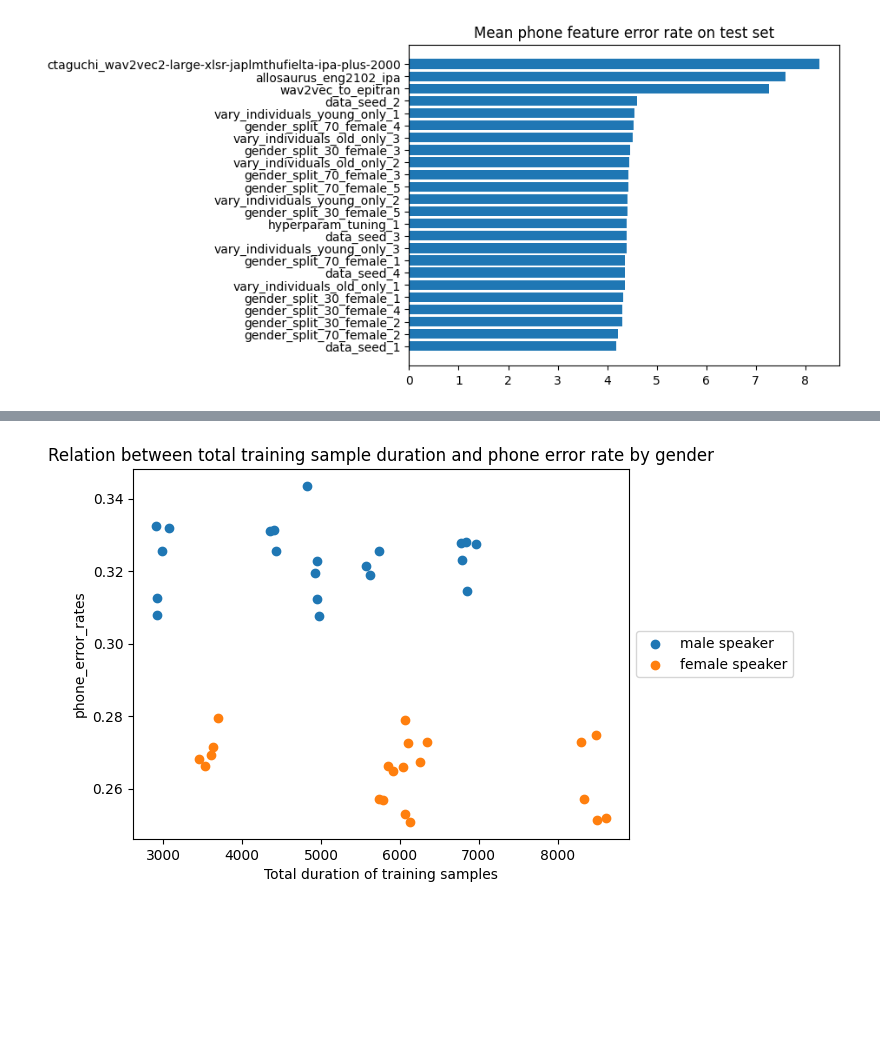
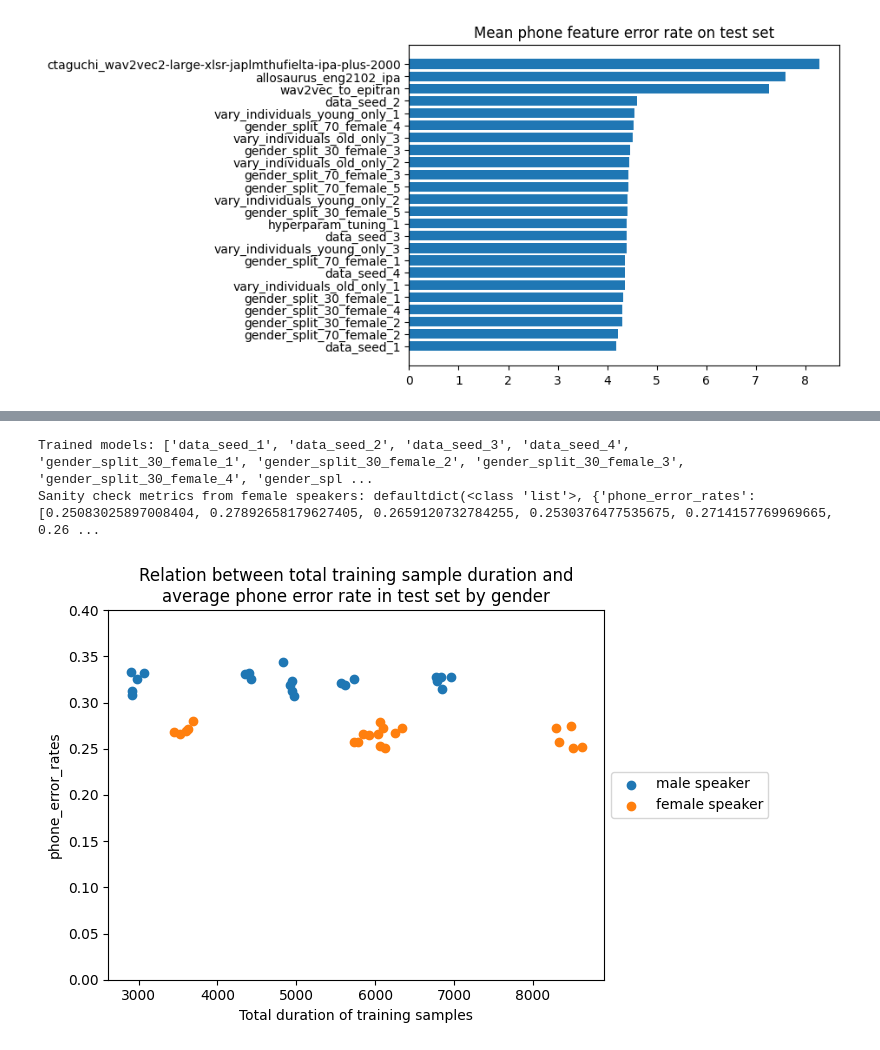
Before and after one commit to ginic/multipa, a Jupyter notebook: notebooks/initial_evaluation_analysis.ipynb, the cells around one changed output, grey strips where cells are left out. Drawn from its saved outputs; the diff is of its cells as text; code cells hidden in the pictures; blank space fills up the shorter version.

Commit message:
Finished visuals for gender break down

```diff
--- a/notebooks/initial_evaluation_analysis.ipynb
+++ b/notebooks/initial_evaluation_analysis.ipynb
@@ -185,7 +186,7 @@ male_speaker_duration = []
 for i, model in enumerate(models):
     model_folder = TRAINED_MODEL_PATH / model
     if model_folder.is_dir():
-        trained_models.append(trained_models)
+        trained_models.append(model_folder.name)
         for metric in ["phone_error_rates", "phone_feature_error_rates", "feature_error_rates"]:
             male_metrics_trained_models[metric].append(male_metrics[metric][i])
             female_metrics_trained_models[metric].append(female_metrics[metric][i])
@@ -194,20 +195,30 @@ for i, model in enumerate(models):
             model_eval_dict = json.load(model_eval)
             female_speaker_duration.append(model_eval_dict["train_duration_female_examples"])
             male_speaker_duration.append(model_eval_dict["train_duration_male_examples"])
+
+print("Trained models:", trained_models)
+print("Sanity check metrics from female speakers:", female_metrics_trained_models)
+# %% [output]
+Trained models: ['data_seed_1', 'data_seed_2', 'data_seed_3', 'data_seed_4', 'gender_split_30_female_1', 'gender_split_30_female_2', 'gender_split_30_female_3', 'gender_split_30_female_4', 'gender_spl ...
+Sanity check metrics from female speakers: defaultdict(<class 'list'>, {'phone_error_rates': [0.25083025897008404, 0.27892658179627405, 0.2659120732784255, 0.2530376477535675, 0.2714157769969665, 0.26 ...
 # %%
 def scatter_plot_gender_duration_metric(male_metrics, female_metrics, male_duration, female_duration, title, metric):
     fig, ax = plt.subplots()
     for x, y, color, label in [(male_duration, male_metrics[metric],'tab:blue', "male speaker"),
                                 (female_duration, female_metrics[metric], 'tab:orange', "female speaker")]:
         ax.scatter(x, y, c=color, label=label)
+    if metric=="phone_error_rates":
+        plt.ylim([0,0.4])
+    elif metric=="phone_feature_error_rates":
+        plt.ylim([0, 6.5])
     plt.ylabel(metric)
     plt.xlabel("Total duration of training samples")
     plt.title(title)
     plt.legend(loc='center left', bbox_to_anchor=(1, 0.5))
 # %%
 scatter_plot_gender_duration_metric(male_metrics_trained_models, female_metrics_trained_models, male_speaker_duration, female_speaker_duration,
-    "Relation between total training sample duration and phone error rate by gender", "phone_error_rates")
+    "Relation between total training sample duration and\naverage phone error rate in test set by gender", "phone_error_rates")
 # %% [output]
-[figure, old version]
+[figure, new version]
 # %%
 scatter_plot_gender_duration_metric(male_metrics_trained_models, female_metrics_trained_models, male_speaker_duration, female_speaker_duration,
```
Also changed, not shown: parts of 14 cells of this notebook.
